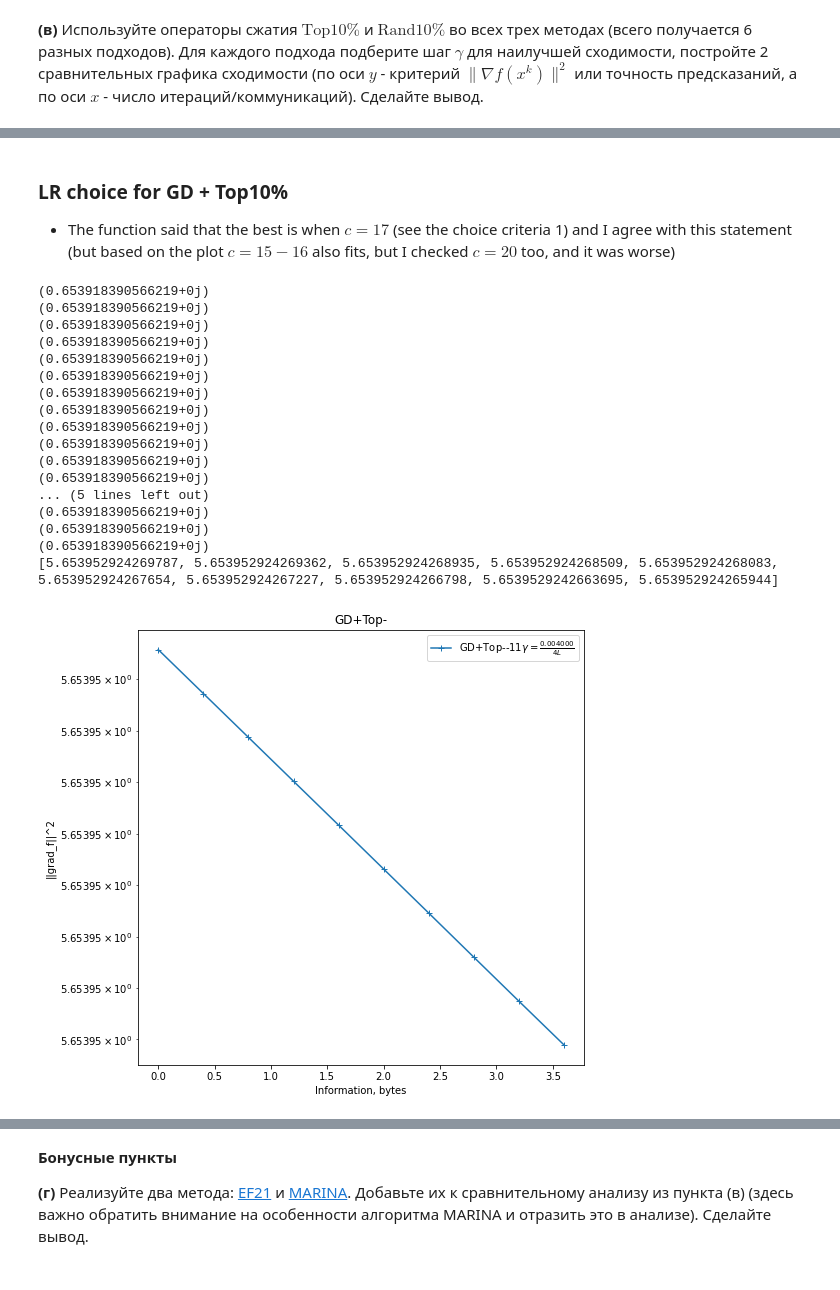
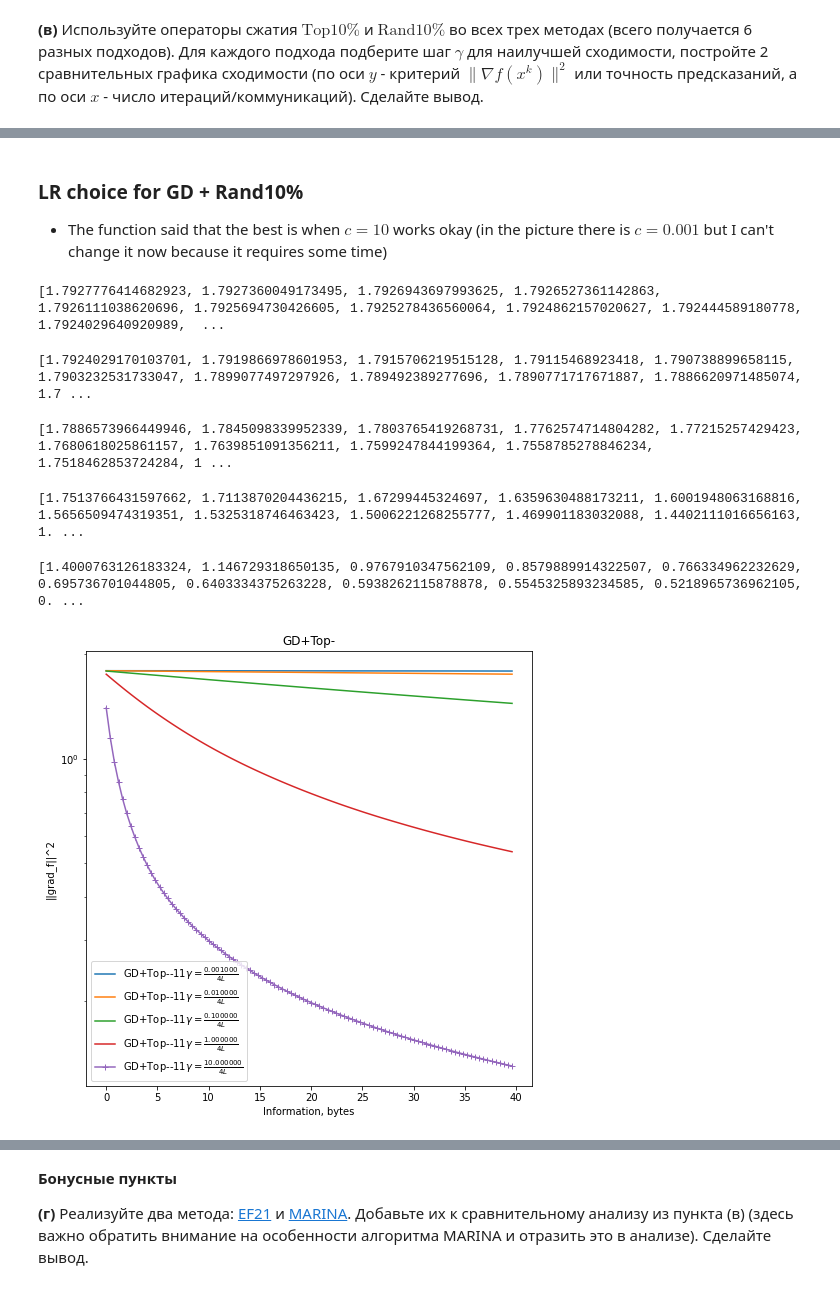
Before and after one commit to k2a07/MIPT-homeworks, a Jupyter notebook: Acharya_Kirill_Optimization_HW_7.ipynb, the cells around one changed output, grey strips where cells are left out. Drawn from its saved outputs; the diff is of its cells as text; code cells hidden in the pictures.

```diff
--- a/Acharya_Kirill_Optimization_HW_7.ipynb
+++ b/Acharya_Kirill_Optimization_HW_7.ipynb
@@ -419,35 +427,23 @@ opt.plot_graphs(X_acc, Y_acc, x_label = "iterations", lines_labels = labels, tit
 # %% [markdown]
-### LR choice for GD + Top10%
-- The function said that the best is when $c = 17$ (see the choice criteria 1) and I agree with this statement (but based on the plot $c = 15-16$ also fits, but I checked $c = 20$ too, and it was worse)
+### LR choice for GD + Rand10%
+- The function said that the best is when $c = 10$ works okay (in the picture there is $c = 0.001$ but I can't change it now because it requires some time)
 # %%
 #LR fitting GD + Top-10%
 title = "GD+Top-"
-n_iter = 10
+n_iter = 100
 compression_coeff = 0.1
-c_param_list = [0.004]
+c_param_list = [0.001, 0.01, 0.1, 1, 10, 50]
 x, y, labels, best_alg, best_information, best_differences_arr, best_label, best_idx, accs, best_points_arr = best_compressor_alg_loss(
                                             d_logloss_mushrooms, d_logloss_grad_mushrooms, title,
                                             n_iter, compression_coeff, c_param_list, y_lim = 1e-2,
                                             rand_k_activate = False, top_k_activate = True, diana_activate = False,
                                             ef_activate = False
                                             )
 opt.plot_graphs(x, y, x_label = "Information, bytes", lines_labels = labels, title = title, logscale = True, criteria_type = "||grad_f||^2", idx_marker_arr = best_idx)
 # %% [output]
-(0.653918390566219+0j)
-(0.653918390566219+0j)
-(0.653918390566219+0j)
-(0.653918390566219+0j)
-(0.653918390566219+0j)
-(0.653918390566219+0j)
-(0.653918390566219+0j)
-(0.653918390566219+0j)
-(0.653918390566219+0j)
-(0.653918390566219+0j)
-(0.653918390566219+0j)
-(0.653918390566219+0j)
-... (5 lines left out)
-(0.653918390566219+0j)
-(0.653918390566219+0j)
-(0.653918390566219+0j)
-[5.653952924269787, 5.653952924269362, 5.653952924268935, 5.653952924268509, 5.653952924268083, 5.653952924267654, 5.653952924267227, 5.653952924266798, 5.6539529242663695, 5.653952924265944]
+[1.7927776414682923, 1.7927360049173495, 1.7926943697993625, 1.7926527361142863, 1.7926111038620696, 1.7925694730426605, 1.7925278436560064, 1.7924862157020627, 1.792444589180778, 1.7924029640920989,  ...
+[1.7924029170103701, 1.7919866978601953, 1.7915706219515128, 1.79115468923418, 1.790738899658115, 1.7903232531733047, 1.7899077497297926, 1.789492389277696, 1.7890771717671887, 1.7886620971485074, 1.7 ...
+[1.7886573966449946, 1.7845098339952339, 1.7803765419268731, 1.7762574714804282, 1.77215257429423, 1.7680618025861157, 1.7639851091356211, 1.7599247844199364, 1.7558785278846234, 1.7518462853724284, 1 ...
+[1.7513766431597662, 1.7113870204436215, 1.67299445324697, 1.6359630488173211, 1.6001948063168816, 1.5656509474319351, 1.5325318746463423, 1.5006221268255777, 1.469901183032088, 1.4402111016656163, 1. ...
+[1.4000763126183324, 1.146729318650135, 0.9767910347562109, 0.8579889914322507, 0.766334962232629, 0.695736701044805, 0.6403334375263228, 0.5938262115878878, 0.5545325893234585, 0.5218965736962105, 0. ...
-[figure, old version]
+[figure, new version]
```
Also changed, not shown: parts of 34 cells of this notebook, 1 other file.
